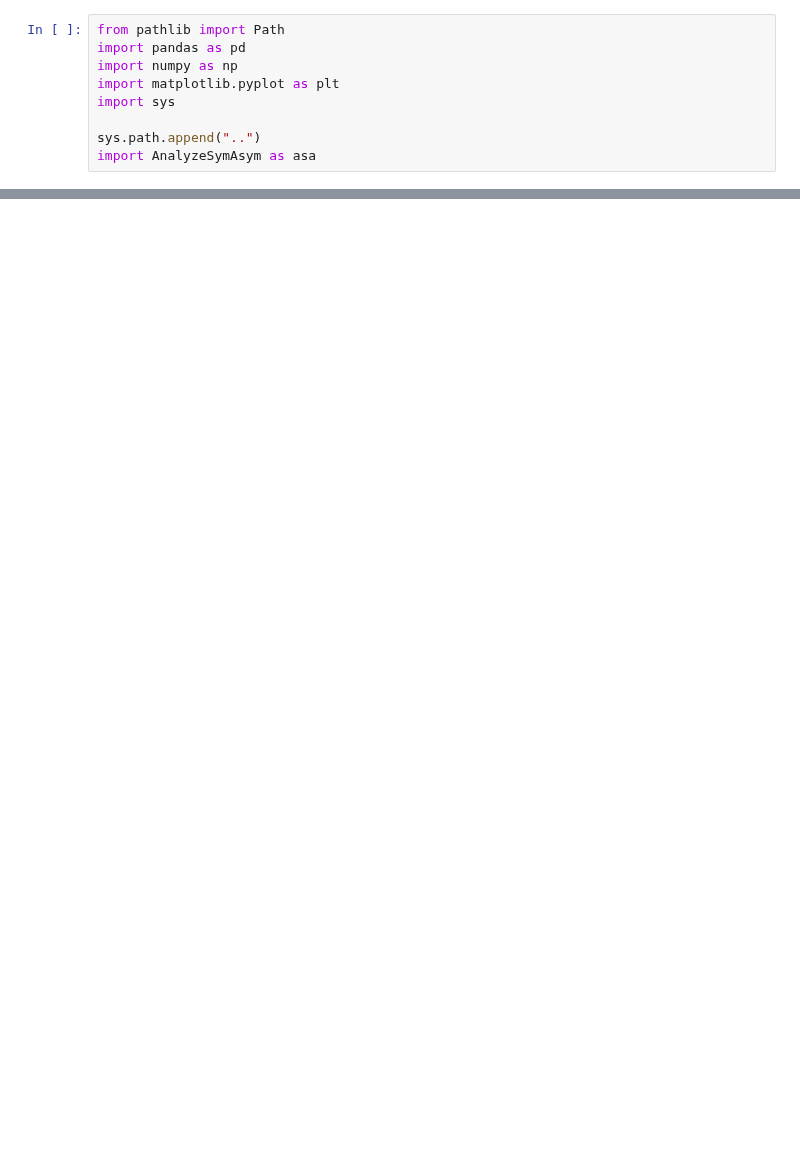
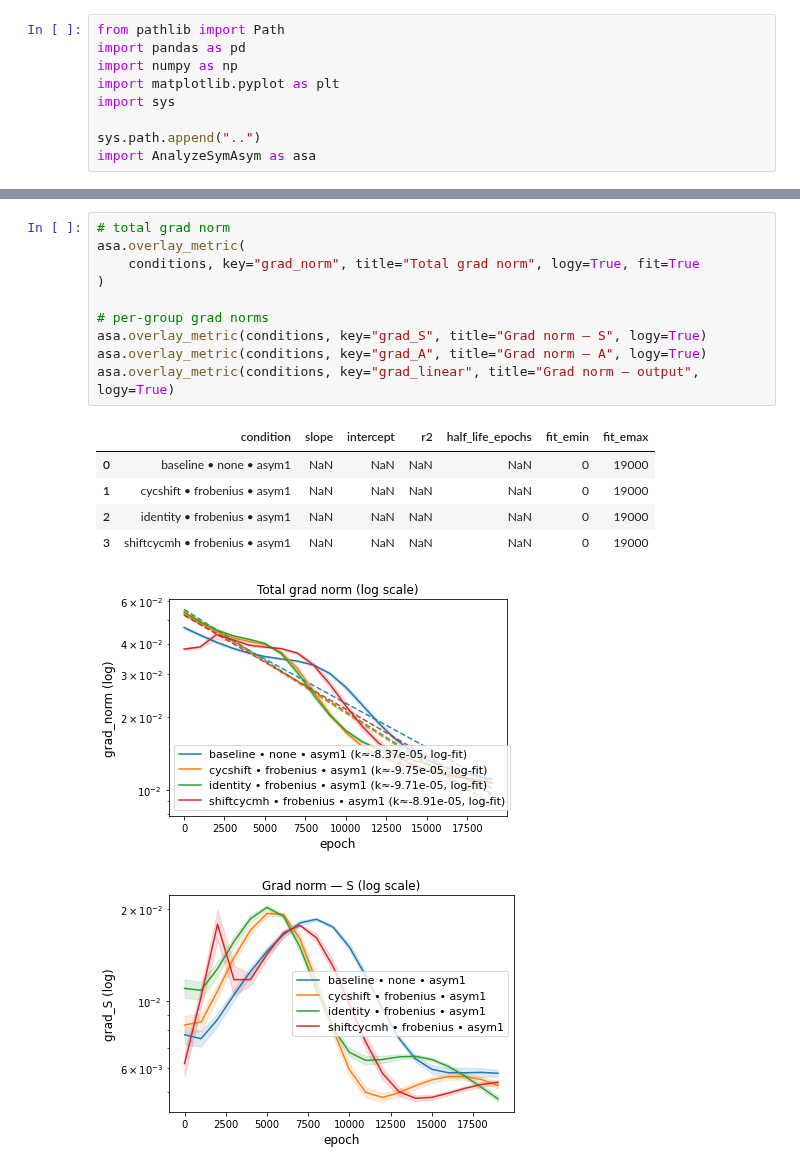
Before and after one commit to margotwagner/HCPrediction, a Jupyter notebook: notebooks/analyze-symasym.ipynb, the cells around one changed output, grey strips where cells are left out. Drawn from its saved outputs; the diff is of its cells as text; blank space fills up the shorter version.

```diff
--- a/notebooks/analyze-symasym.ipynb
+++ b/notebooks/analyze-symasym.ipynb
@@ -24,0 +48,18 @@ conditions = {
+# %%
+# total grad norm
+asa.overlay_metric(
+    conditions, key="grad_norm", title="Total grad norm", logy=True, fit=True
+)
+
+# per-group grad norms
+asa.overlay_metric(conditions, key="grad_S", title="Grad norm — S", logy=True)
+asa.overlay_metric(conditions, key="grad_A", title="Grad norm — A", logy=True)
+asa.overlay_metric(conditions, key="grad_linear", title="Grad norm — output", logy=True)
+# %% [output]
+|  | condition | slope | intercept | r2 | half_life_epochs | fit_emin | fit_emax |
+| 0 | baseline • none • asym1 | NaN | NaN | NaN | NaN | 0 | 19000 |
+| 1 | cycshift • frobenius • asym1 | NaN | NaN | NaN | NaN | 0 | 19000 |
+| 2 | identity • frobenius • asym1 | NaN | NaN | NaN | NaN | 0 | 19000 |
+| 3 | shiftcycmh • frobenius • asym1 | NaN | NaN | NaN | NaN | 0 | 19000 |
+[figure, added]
+[figure, added]
```
Also changed, not shown: parts of 10 cells of this notebook, 4 other files.
